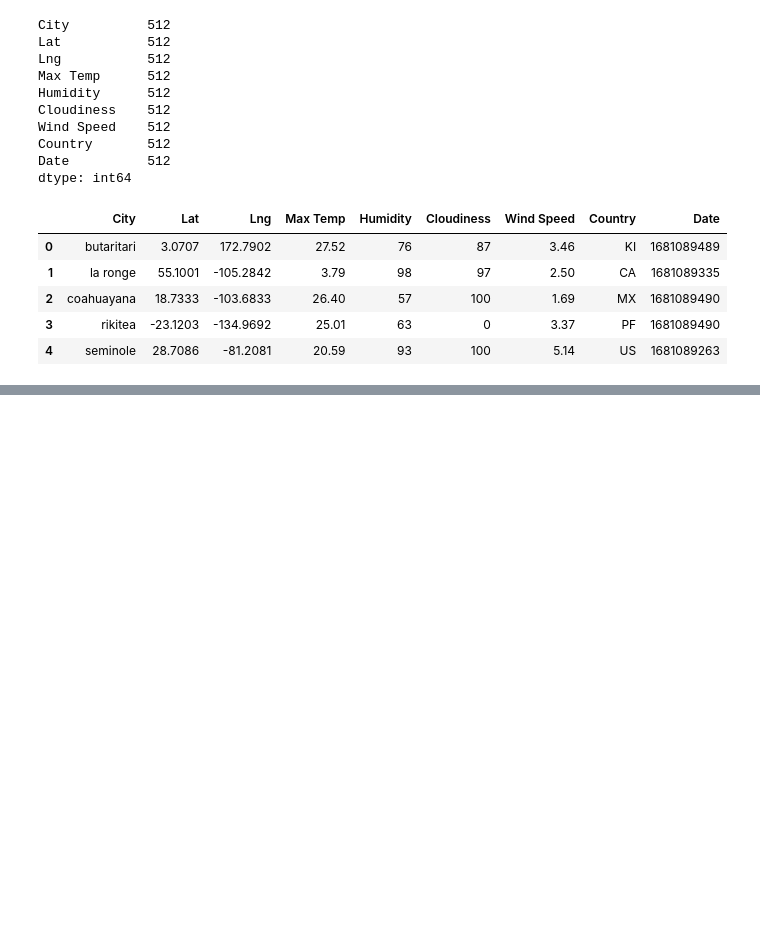
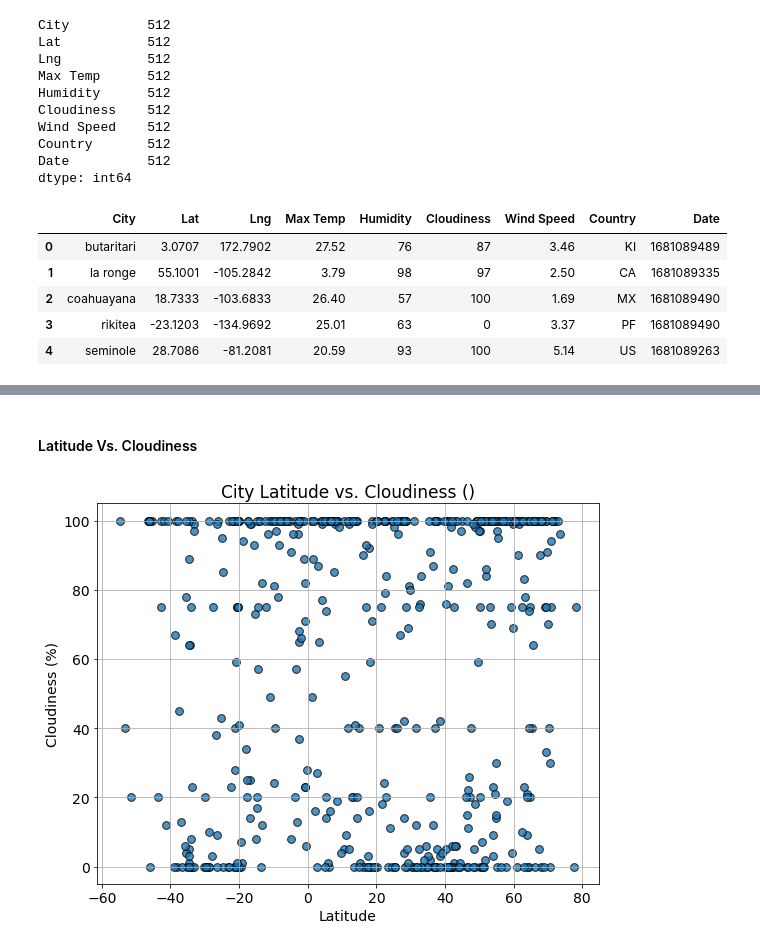
Before and after one commit to VinnyShankar/python-api-challenge, a Jupyter notebook: WeatherPy/WeatherPy.ipynb, the cells around one changed output, grey strips where cells are left out. Cells and saved outputs as stored; diff of their text form; code cells hidden in the pictures; blank space fills up the shorter version.

```diff
--- a/WeatherPy/WeatherPy.ipynb
+++ b/WeatherPy/WeatherPy.ipynb
@@ -169,0 +232,23 @@ city_data_df = city_data_df.to_csv("output_data/cities.csv", index_label = "City
+# %% [markdown]
+#### Latitude Vs. Cloudiness
+# %%
+# Build scatter plot for latitude vs. cloudiness
+x = city_data_df["Lat"]
+y = city_data_df["Cloudiness"]
+plt.figure(figsize=(9,7))
+plt.scatter(x,y,edgecolor="black",alpha=.8,s=60)
+
+# Incorporate the other graph properties
+plt.tick_params(axis='both', which='major', labelsize=14)
+plt.xlabel("Latitude",size=14)
+plt.ylabel("Cloudiness (%)",size=14)
+plt.title("City Latitude vs. Cloudiness ()",size=17)
+plt.grid()
+
+# Save the figure
+plt.savefig("output_data/Fig3.png")
+
+# Show plot
+plt.show()
+# %% [output]
+[figure, added]
```
Also changed, not shown: parts of 10 cells of this notebook, 4 other files.
